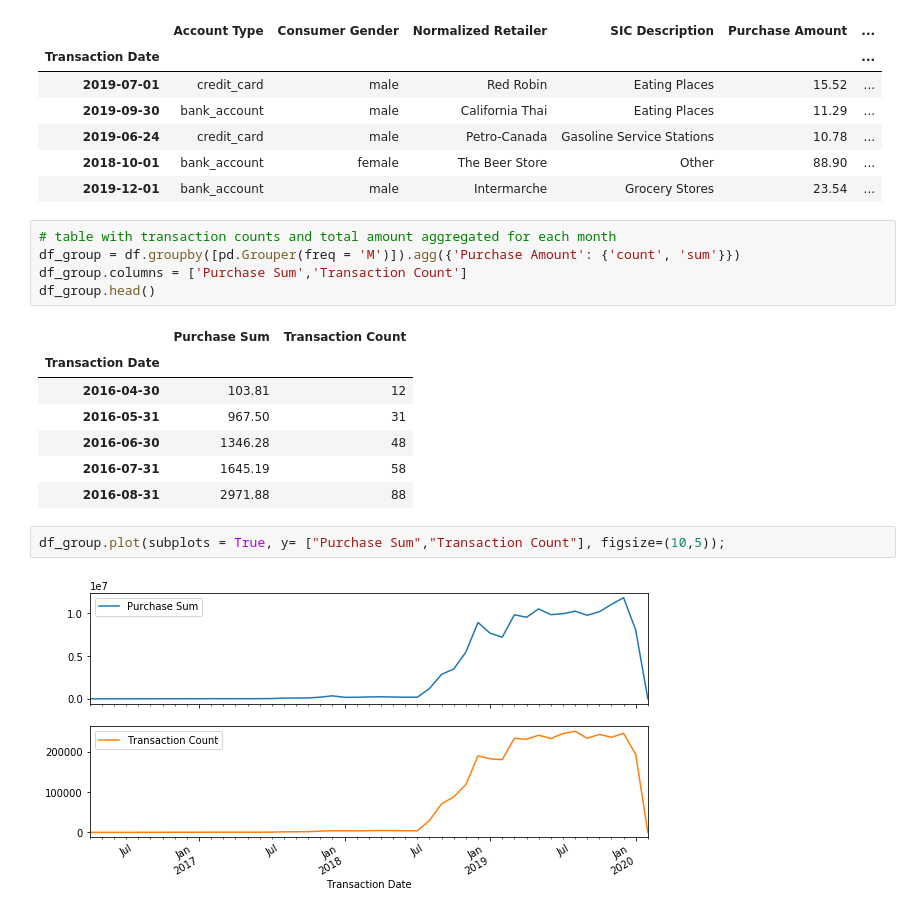
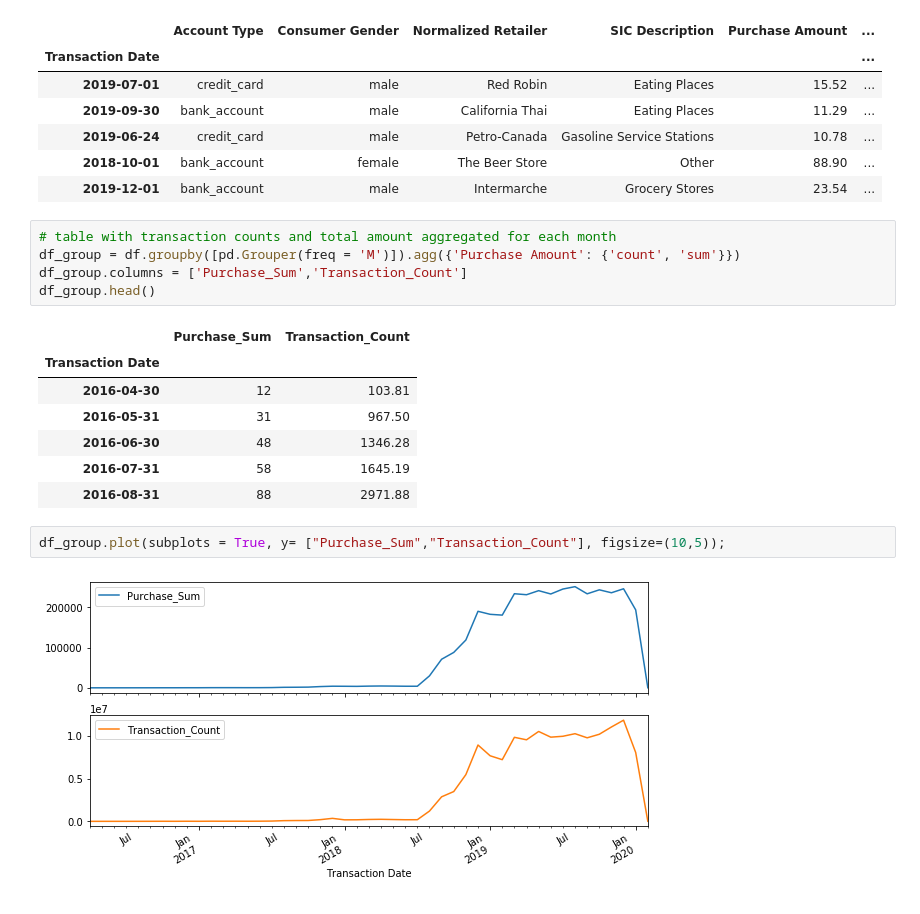
Before and after one commit to rui-zhang-ocean/Predict_Transactions, a Jupyter notebook: forecast_sales.ipynb, the cells around one changed output. Saved outputs shown, nothing was run; the diff lists cells and outputs as text.

```diff
--- a/forecast_sales.ipynb
+++ b/forecast_sales.ipynb
@@ -22,20 +22,20 @@ df.head()
 # %%
 # table with transaction counts and total amount aggregated for each month
 df_group = df.groupby([pd.Grouper(freq = 'M')]).agg({'Purchase Amount': {'count', 'sum'}})
-df_group.columns = ['Purchase Sum','Transaction Count']
+df_group.columns = ['Purchase_Sum','Transaction_Count']
 df_group.head()
 # %% [output]
-|  | Purchase Sum | Transaction Count |
+|  | Purchase_Sum | Transaction_Count |
 | Transaction Date |  |  |
-| 2016-04-30 | 103.81 | 12 |
-| 2016-05-31 | 967.50 | 31 |
-| 2016-06-30 | 1346.28 | 48 |
-| 2016-07-31 | 1645.19 | 58 |
-| 2016-08-31 | 2971.88 | 88 |
+| 2016-04-30 | 12 | 103.81 |
+| 2016-05-31 | 31 | 967.50 |
+| 2016-06-30 | 48 | 1346.28 |
+| 2016-07-31 | 58 | 1645.19 |
+| 2016-08-31 | 88 | 2971.88 |
 # %%
-df_group.plot(subplots = True, y= ["Purchase Sum","Transaction Count"], figsize=(10,5));
+df_group.plot(subplots = True, y= ["Purchase_Sum","Transaction_Count"], figsize=(10,5));
 # %% [output]
-[figure, old version]
+[figure, new version]
 # %%
 # only keep data from Sep 2018 to Jan 2020
 df_period = df_group.loc['2018-09-01':'2020-01-31']
```
Also changed, not shown: parts of 4 cells of this notebook.
